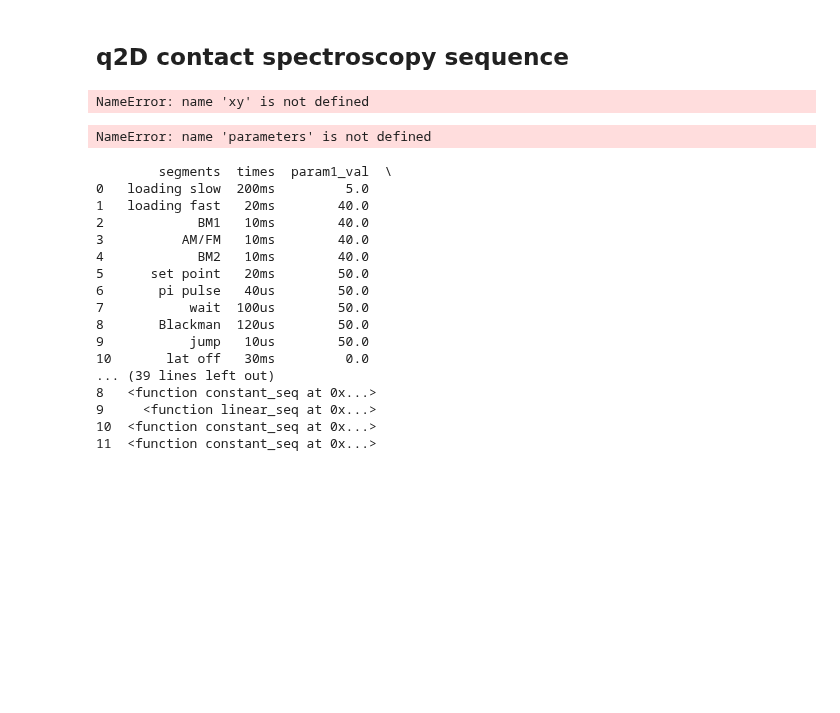
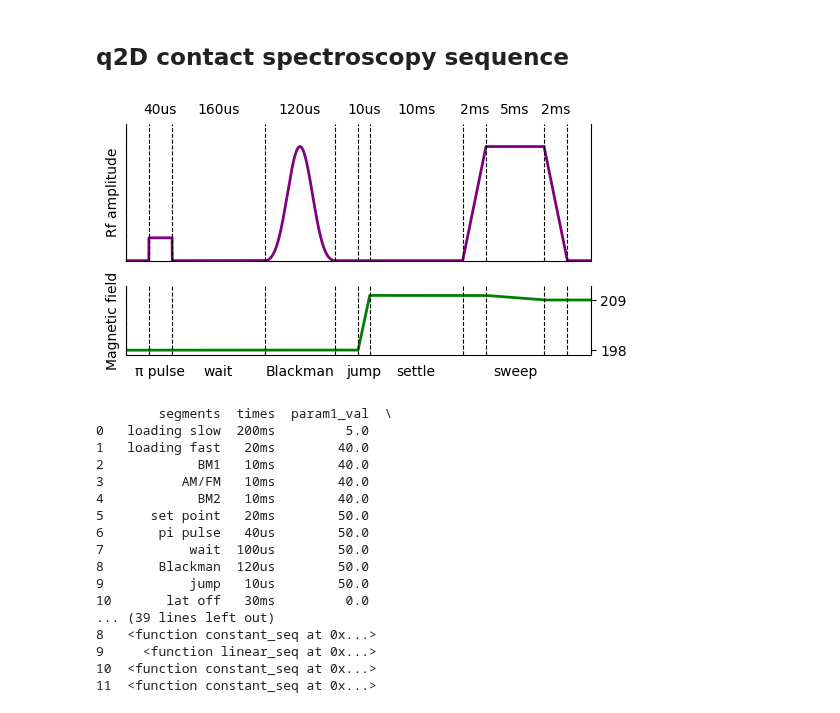
Before and after one commit to colinjdale/ChiPyLab, a Jupyter notebook: examples/plot_exp_sequence.ipynb, the cells around one changed output. Saved outputs shown, nothing was run; the diff lists cells and outputs as text; code cells hidden in the pictures; blank space fills up the shorter version.

```diff
--- a/examples/plot_exp_sequence.ipynb
+++ b/examples/plot_exp_sequence.ipynb
@@ -19,7 +19,7 @@ sys.path.append(str(Path(os.getcwd()).parent))
 from general.exp_sequence import *
 # %%
 # Define parameters
-labels = ['rf amplitude', 'magnetic field']
+labels = ['Rf amplitude', 'Magnetic field']
 units = ['arb.', 'G']
 ylims = [[0, 12], [197, 212]]
 colors = ["purple", "green"]
@@ -38,37 +38,48 @@ x_centers = (x_edges[:-1] + x_edges[1:]) / 2
 
 # Parameter list
 parameters = list(zip(y, ylims, labels, colors))
+
+# Fill empty label cells with ''
+df['times'] = df['times'].fillna('')
+df['segments'] = df['segments'].fillna('')
-# %% [output]
-NameError: name 'xy' is not defined
 # %%
-fig, axes = plt.subplots(len(parameters), 1, sharex=True, figsize=(8, 4),
-                         gridspec_kw={'hspace': 0.25})
+fig, axes = plt.subplots(len(parameters), 1, sharex=True, figsize=(6, 3),
+                         gridspec_kw={'hspace': 0.25}, height_ratios=[2, 1])
 
 # Plot each parameter
-for ax, (xy, ylims, label, color) in zip(axes, parameters):
-    x, y = xy
+for ax, (y, ylims, label, color) in zip(axes, parameters):
     ax.plot(x, y, color=color, lw=2)
-    ax.set(xlim=[0, max(x) + 0.5], ylim=ylims, ylabel=label)
+    ax.set(xlim=[0, max(x)], ylim=ylims, ylabel=label)
     ax.spines['top'].set_visible(False)
-    ax.spines['right'].set_visible(False)
+    # ax.spines['right'].set_visible(False)
 
 # Vertical dashed lines for segment boundaries
 for ax in axes:
     for s in x_edges:
         ax.axvline(s, color='k', linestyle='--', lw=0.8)
 
 # Add duration and label annotations
 for i, (name, duration) in enumerate(zip(df['segments'].values, df['times'].values)):
     axes[0].text(x_centers[i], 1.05, f"{duration}", ha='center',
                  va='bottom', transform=axes[0].get_xaxis_transform())
     axes[-1].text(x_centers[i], -0.15, name, ha='center',
-                 va='top', transform=axes[-1].get_xaxis_transform(), fontsize=8)
+                 va='top', transform=axes[-1].get_xaxis_transform(), fontsize=10)
 
 axes[-1].set_xticklabels([])
+axes[-1].set_xticks([])
 # plt.tight_layout()
+
+axes[0].set_yticklabels([])
+axes[0].set_yticks([])
+
+axes[1].yaxis.set_label_position("left")
+axes[1].yaxis.tick_right()
+axes[1].set_yticks([198, 209])
+axes[1].set_yticklabels([198, 209])
+
 plt.show()
 # %% [output]
-NameError: name 'parameters' is not defined
+[figure, added]
 # %%
 fig.savefig("outputs/exp_sequence_q2d.pdf")
 # %%
```
Also changed, not shown: 2 other files.
